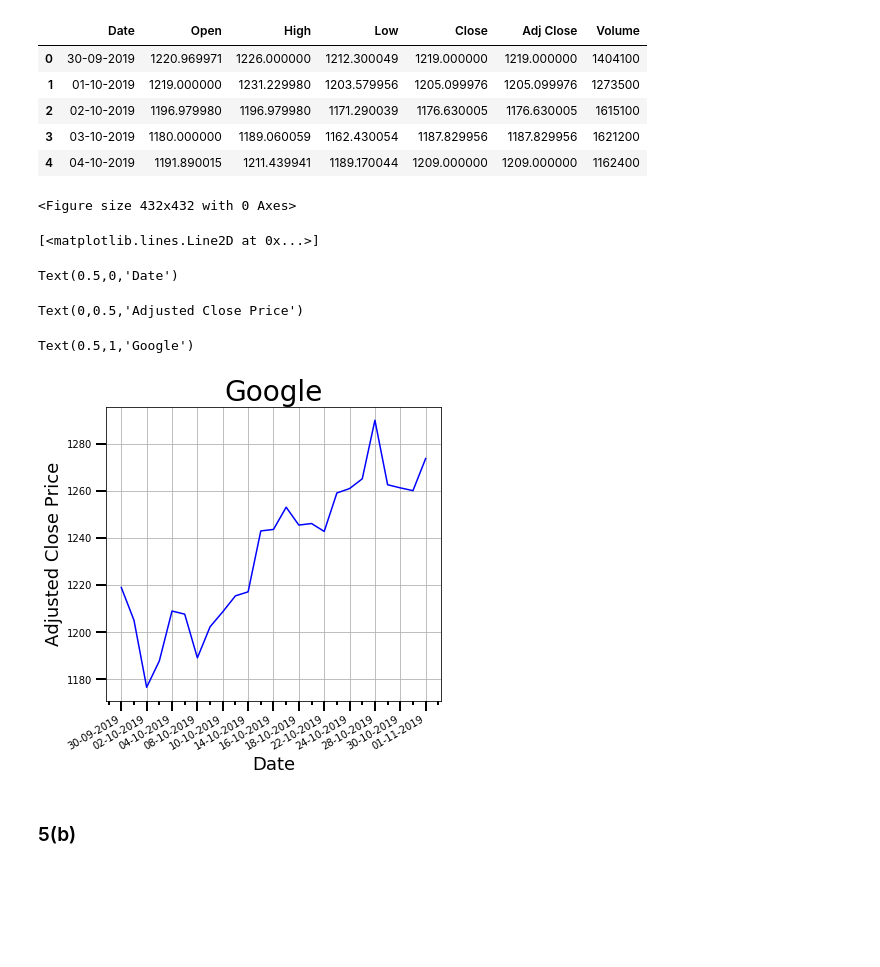
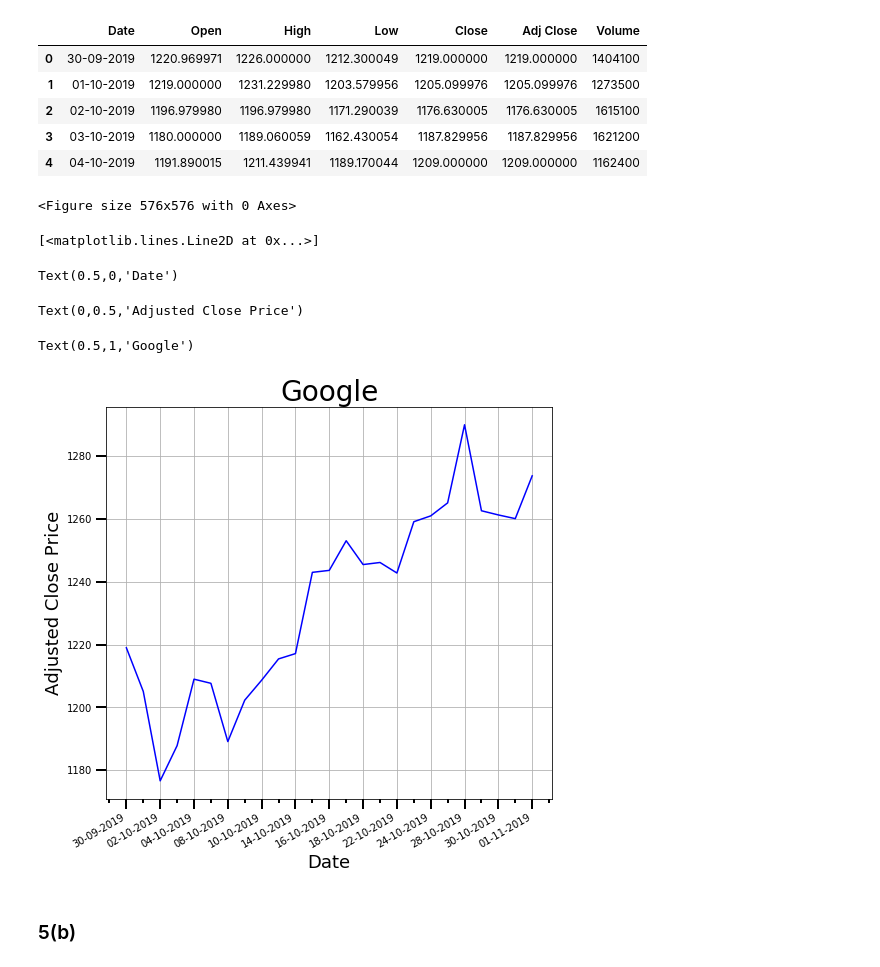
Before and after one commit to koayst/rp_python, a Jupyter notebook: TIPPAAI_P4DS_Koay_Seng_Tian.ipynb, the cells around one changed output. Drawn from its saved outputs; the diff is of its cells as text; code cells hidden in the pictures; blank space fills up the shorter version.

```diff
--- a/TIPPAAI_P4DS_Koay_Seng_Tian.ipynb
+++ b/TIPPAAI_P4DS_Koay_Seng_Tian.ipynb
@@ -373,35 +367,35 @@ df.head()
 # %%
 # plot the daily (after adjusted) close price of Google stock
 from matplotlib.ticker import (MultipleLocator, FormatStrFormatter, AutoMinorLocator)
 
-# figure size is 6 x 6 inches
-plt.figure(figsize=(6,6))
+# figure size is 8 x 8 inches
+plt.figure(figsize=(8, 8))
 plt.plot(df['Date'], df['Adj Close'], 'b-')
 
 plt.xlabel('Date', fontsize=18)
 plt.ylabel('Adjusted Close Price',  fontsize=18)
 plt.title('Google', fontsize=28)
 
 # set major and minor ticks on the x and y axes
 ax = plt.gca()
 ax.tick_params(which='both', width=2)
 ax.tick_params(which='major', length=10)
 ax.tick_params(which='minor', length=4)
 ax.xaxis.set_major_locator(MultipleLocator(2))
 ax.xaxis.set_minor_locator(MultipleLocator(1))
 
 # show grid on the chart
 plt.grid(True)
 
 # the x-tick date label is slanted
 plt.gcf().autofmt_xdate()
 # %% [output]
-<Figure size 432x432 with 0 Axes>
+<Figure size 576x576 with 0 Axes>
 [<matplotlib.lines.Line2D at 0x...>]
 Text(0.5,0,'Date')
 Text(0,0.5,'Adjusted Close Price')
 Text(0.5,1,'Google')
-[figure, old version]
+[figure, new version]
 # %% [markdown]
 ### 5(b)
 # %%
```
Also changed, not shown: parts of 4 cells of this notebook.
